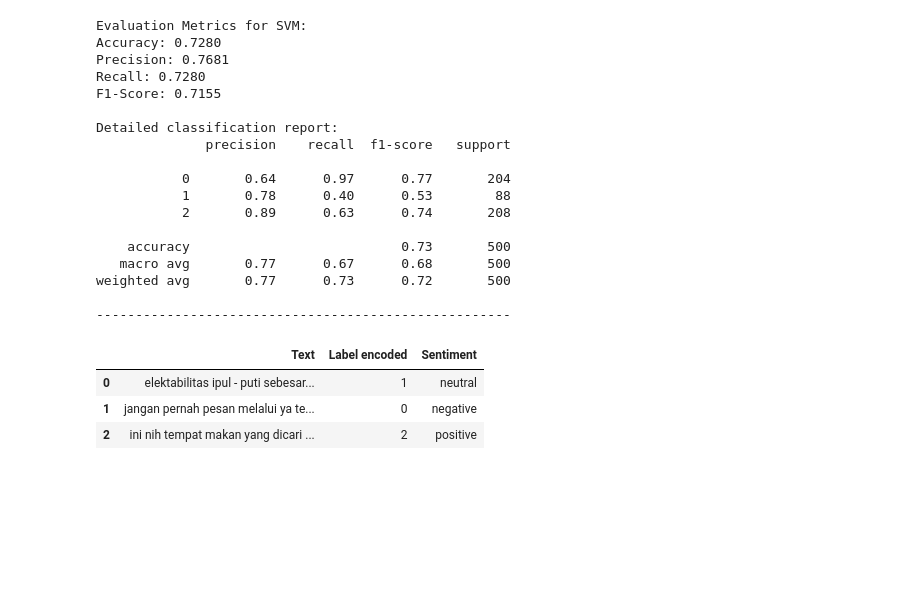
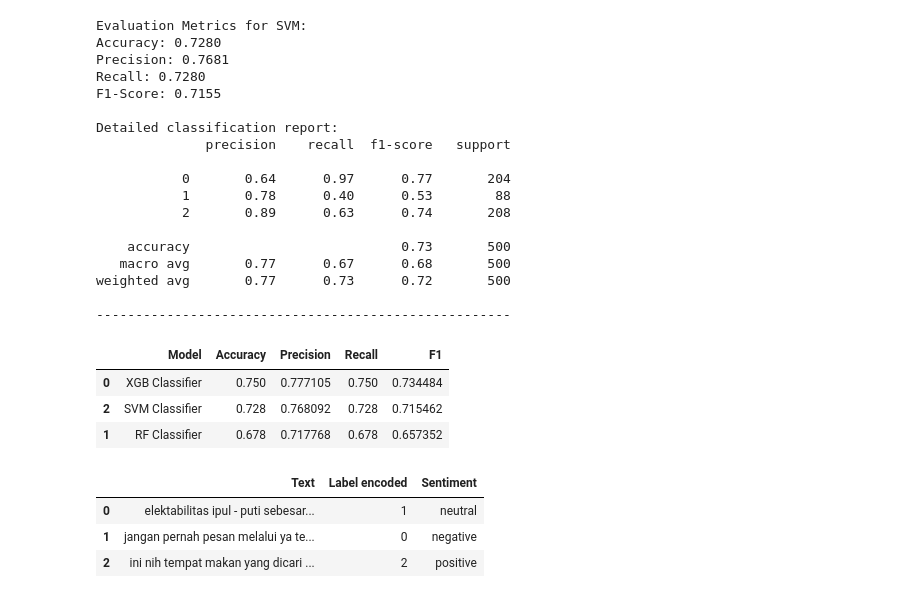
Before and after one commit to richardreinhart/Text-Classification, a Jupyter notebook: 23523003_TextClassification.ipynb, the cells around one changed output. Saved outputs shown, nothing was run; the diff lists cells and outputs as text; code cells hidden in the pictures; blank space fills up the shorter version.

```diff
--- a/23523003_TextClassification.ipynb
+++ b/23523003_TextClassification.ipynb
@@ -36,6 +36,8 @@ def evaluate_model(y_test, y_pred, model_name):
   print("\nDetailed classification report:")
   print(classification_report(y_test, y_pred))
   print("-----------------------------------------------------")
+
+  return accuracy, precision, recall, f1
 # %%
 # load the data
 data_train = pd.read_csv("train_preprocess.tsv", sep="\t", header=None, names=['text', 'label'])
@@ -66,7 +68,7 @@ x_test_bow = vectorizer.transform(x_test)
 xgb_model = xgb.XGBClassifier(eval_metric='mlogloss')
 xgb_model.fit(x_train_bow, y_train)
 y_pred_xgb = xgb_model.predict(x_test_bow)
-evaluate_model(y_test, y_pred_xgb, "XGBoost")
+xgb_acc, xgb_pre, xgb_rec, xgb_f1 = evaluate_model(y_test, y_pred_xgb, "XGBoost")
 # %% [output]
 Evaluation Metrics for XGBoost:
 Accuracy: 0.7500
@@ -91,7 +93,7 @@ weighted avg       0.78      0.75      0.73       500
 rf_model = RandomForestClassifier(n_estimators=100, random_state=42)
 rf_model.fit(x_train_bow, y_train)
 y_pred_rf = rf_model.predict(x_test_bow)
-evaluate_model(y_test, y_pred_rf, "Random Forest")
+rf_acc, rf_pre, rf_rec, rf_f1 = evaluate_model(y_test, y_pred_rf, "Random Forest")
 # %% [output]
 Evaluation Metrics for Random Forest:
 Accuracy: 0.6780
@@ -116,7 +118,7 @@ weighted avg       0.72      0.68      0.66       500
 svm_model = SVC()
 svm_model.fit(x_train_bow, y_train)
 y_pred_svm = svm_model.predict(x_test_bow)
-evaluate_model(y_test, y_pred_svm, "SVM")
+svm_acc, svm_pre, svm_rec, svm_f1 = evaluate_model(y_test, y_pred_svm, "SVM")
 # %% [output]
 Evaluation Metrics for SVM:
 Accuracy: 0.7280
@@ -136,4 +138,18 @@ Detailed classification report:
 weighted avg       0.77      0.73      0.72       500
 
 -----------------------------------------------------
+# %%
+dict = {'Model': ['XGB Classifier', 'RF Classifier', 'SVM Classifier'],
+        'Accuracy': [xgb_acc, rf_acc, svm_acc],
+        'Precision': [xgb_pre, rf_pre, svm_pre],
+        'Recall': [xgb_rec, rf_rec, svm_rec],
+        'F1': [xgb_f1, rf_f1, svm_f1]}
+
+eval_df = pd.DataFrame(dict)
+eval_df.sort_values(by='Accuracy', ascending=False)
+# %% [output]
+|  | Model | Accuracy | Precision | Recall | F1 |
+| 0 | XGB Classifier | 0.750 | 0.777105 | 0.750 | 0.734484 |
+| 2 | SVM Classifier | 0.728 | 0.768092 | 0.728 | 0.715462 |
+| 1 | RF Classifier | 0.678 | 0.717768 | 0.678 | 0.657352 |
 # %%
```
Also changed, not shown: parts of 1 cell of this notebook.
